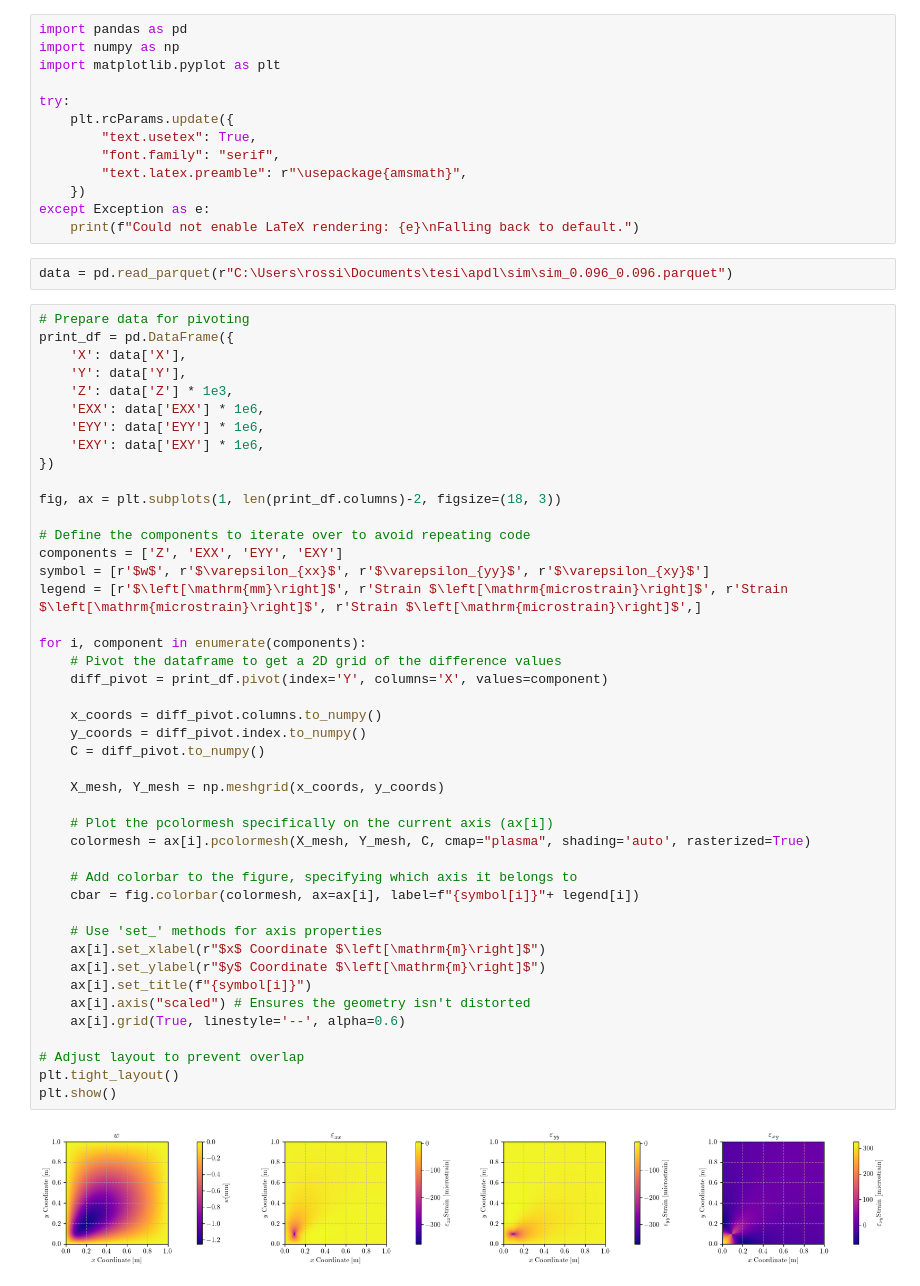
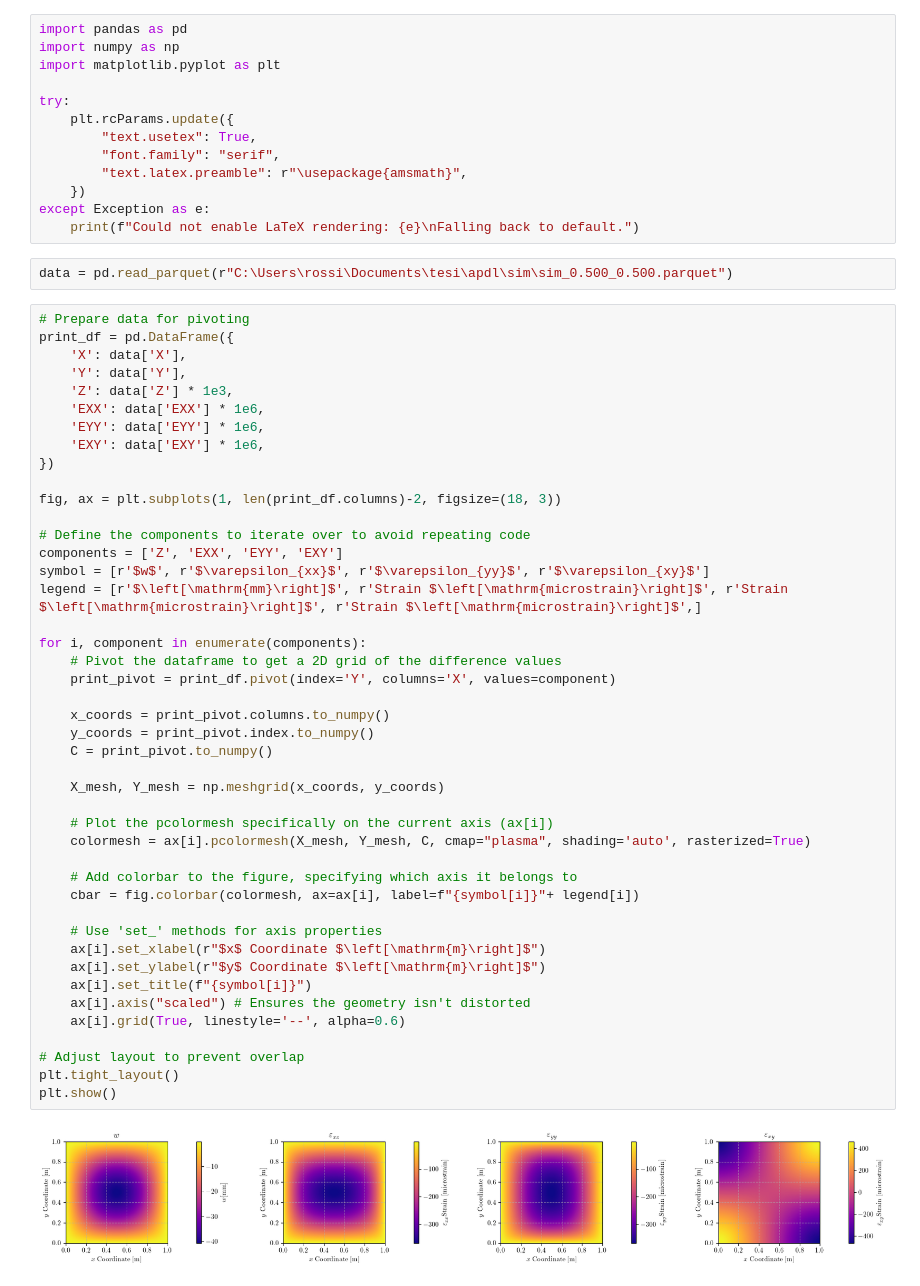
Before and after one commit to canc-gmy/apdl, a Jupyter notebook: plots/plot_plate.ipynb, the cells around one changed output. Drawn from its saved outputs; the diff is of its cells as text.

```diff
--- a/plots/plot_plate.ipynb
+++ b/plots/plot_plate.ipynb
@@ -12,7 +12,7 @@ try:
 except Exception as e:
     print(f"Could not enable LaTeX rendering: {e}\nFalling back to default.")
 # %%
-data = pd.read_parquet(r"C:\Users\rossi\Documents\tesi\apdl\sim\sim_0.096_0.096.parquet")
+data = pd.read_parquet(r"C:\Users\rossi\Documents\tesi\apdl\sim\sim_0.500_0.500.parquet")
 # %%
 # Prepare data for pivoting
 print_df = pd.DataFrame({
@@ -27,35 +27,35 @@ print_df = pd.DataFrame({
 fig, ax = plt.subplots(1, len(print_df.columns)-2, figsize=(18, 3))
 
 # Define the components to iterate over to avoid repeating code
 components = ['Z', 'EXX', 'EYY', 'EXY']
 symbol = [r'$w$', r'$\varepsilon_{xx}$', r'$\varepsilon_{yy}$', r'$\varepsilon_{xy}$']
 legend = [r'$\left[\mathrm{mm}\right]$', r'Strain $\left[\mathrm{microstrain}\right]$', r'Strain $\left[\mathrm{microstrain}\right]$', r'Strain $\left[\mathrm{microstrain}\right]$',]
 
 for i, component in enumerate(components):
     # Pivot the dataframe to get a 2D grid of the difference values
-    diff_pivot = print_df.pivot(index='Y', columns='X', values=component)
+    print_pivot = print_df.pivot(index='Y', columns='X', values=component)
 
-    x_coords = diff_pivot.columns.to_numpy()
-    y_coords = diff_pivot.index.to_numpy()
-    C = diff_pivot.to_numpy()
+    x_coords = print_pivot.columns.to_numpy()
+    y_coords = print_pivot.index.to_numpy()
+    C = print_pivot.to_numpy()
 
     X_mesh, Y_mesh = np.meshgrid(x_coords, y_coords)
 
     # Plot the pcolormesh specifically on the current axis (ax[i])
     colormesh = ax[i].pcolormesh(X_mesh, Y_mesh, C, cmap="plasma", shading='auto', rasterized=True)
 
     # Add colorbar to the figure, specifying which axis it belongs to
     cbar = fig.colorbar(colormesh, ax=ax[i], label=f"{symbol[i]}"+ legend[i])
 
     # Use 'set_' methods for axis properties
     ax[i].set_xlabel(r"$x$ Coordinate $\left[\mathrm{m}\right]$")
     ax[i].set_ylabel(r"$y$ Coordinate $\left[\mathrm{m}\right]$")
     ax[i].set_title(f"{symbol[i]}")
     ax[i].axis("scaled") # Ensures the geometry isn't distorted
     ax[i].grid(True, linestyle='--', alpha=0.6)
 
 # Adjust layout to prevent overlap
 plt.tight_layout()
 plt.show()
 # %% [output]
-[figure, old version]
+[figure, new version]
```
Also changed, not shown: 28 other files.
